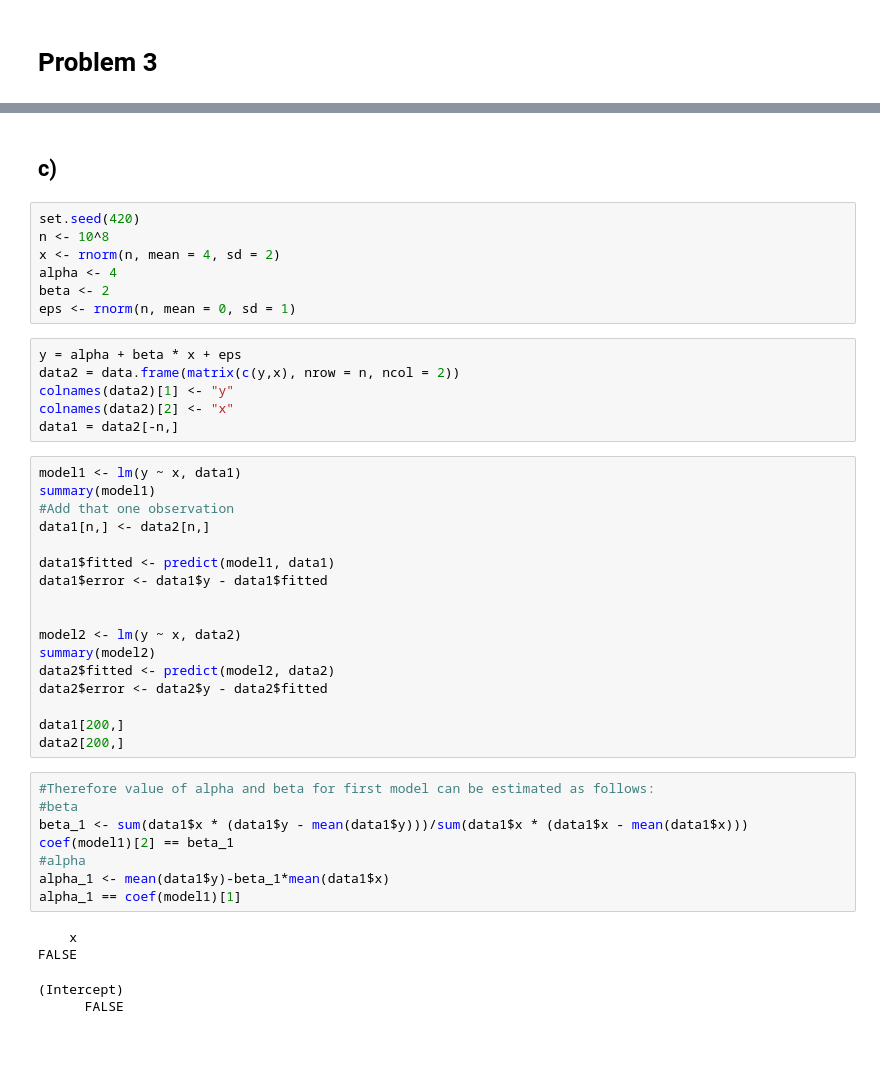
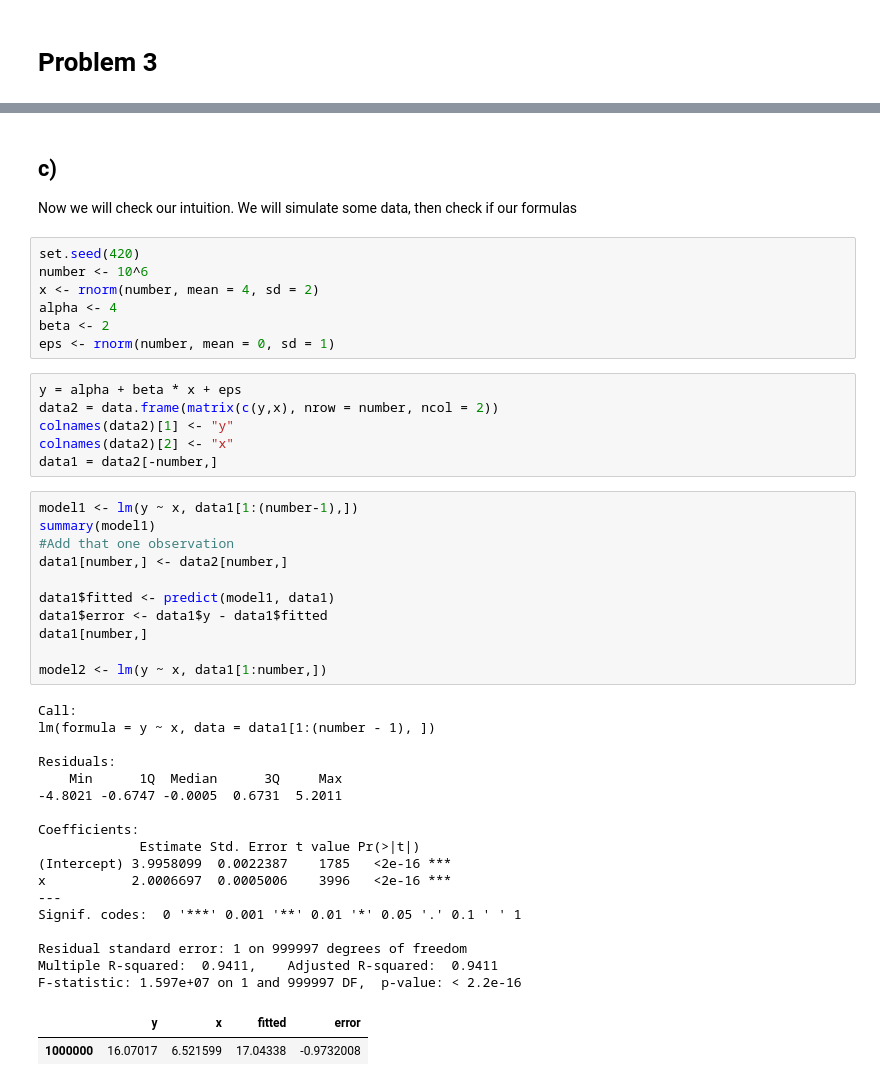
Before and after one commit to magicbeans817/ecox1, a Jupyter notebook: HW1.ipynb, the cells around one changed output, grey strips where cells are left out. Drawn from its saved outputs; the diff is of its cells as text; blank space fills up the shorter version.

```diff
--- a/HW1.ipynb
+++ b/HW1.ipynb
@@ -481,45 +491,48 @@ The intuition is that with increasing number of observations, adding one observa
-# %% [markdown]
-## c)
+# %% [markdown]
+## c)
+
+Now we will check our intuition. We will simulate some data, then check if our formulas
 # %%
 set.seed(420)
-n <- 10^8
-x <- rnorm(n, mean = 4, sd = 2)
+number <- 10^6
+x <- rnorm(number, mean = 4, sd = 2)
 alpha <- 4
 beta <- 2
-eps <- rnorm(n, mean = 0, sd = 1)
+eps <- rnorm(number, mean = 0, sd = 1)
 # %%
 y = alpha + beta * x + eps
-data2 = data.frame(matrix(c(y,x), nrow = n, ncol = 2))
+data2 = data.frame(matrix(c(y,x), nrow = number, ncol = 2))
 colnames(data2)[1] <- "y"
 colnames(data2)[2] <- "x"
-data1 = data2[-n,]
+data1 = data2[-number,]
 # %%
-model1 <- lm(y ~ x, data1)
+model1 <- lm(y ~ x, data1[1:(number-1),])
 summary(model1)
 #Add that one observation
-data1[n,] <- data2[n,]
+data1[number,] <- data2[number,]
 
 data1$fitted <- predict(model1, data1)
 data1$error <- data1$y - data1$fitted
+data1[number,]
 
-
-model2 <- lm(y ~ x, data2)
-summary(model2)
-data2$fitted <- predict(model2, data2)
-data2$error <- data2$y - data2$fitted
-
-data1[200,]
-data2[200,]
+model2 <- lm(y ~ x, data1[1:number,])
+# %% [output]
+Call:
+lm(formula = y ~ x, data = data1[1:(number - 1), ])
+
+Residuals:
+    Min      1Q  Median      3Q     Max
+-4.8021 -0.6747 -0.0005  0.6731  5.2011
+
+Coefficients:
+             Estimate Std. Error t value Pr(>|t|)
+(Intercept) 3.9958099  0.0022387    1785   <2e-16 ***
+x           2.0006697  0.0005006    3996   <2e-16 ***
+---
+Signif. codes:  0 '***' 0.001 '**' 0.01 '*' 0.05 '.' 0.1 ' ' 1
+
+Residual standard error: 1 on 999997 degrees of freedom
+Multiple R-squared:  0.9411,    Adjusted R-squared:  0.9411
+F-statistic: 1.597e+07 on 1 and 999997 DF,  p-value: < 2.2e-16
+|  | y | x | fitted | error |
+| 1000000 | 16.07017 | 6.521599 | 17.04338 | -0.9732008 |
-# %%
-#Therefore value of alpha and beta for first model can be estimated as follows:
-#beta
-beta_1 <- sum(data1$x * (data1$y - mean(data1$y)))/sum(data1$x * (data1$x - mean(data1$x)))
-coef(model1)[2] == beta_1
-#alpha
-alpha_1 <- mean(data1$y)-beta_1*mean(data1$x)
-alpha_1 == coef(model1)[1]
-# %% [output]
-    x
-FALSE
-(Intercept)
-      FALSE
```
Also changed, not shown: parts of 6 cells of this notebook.
